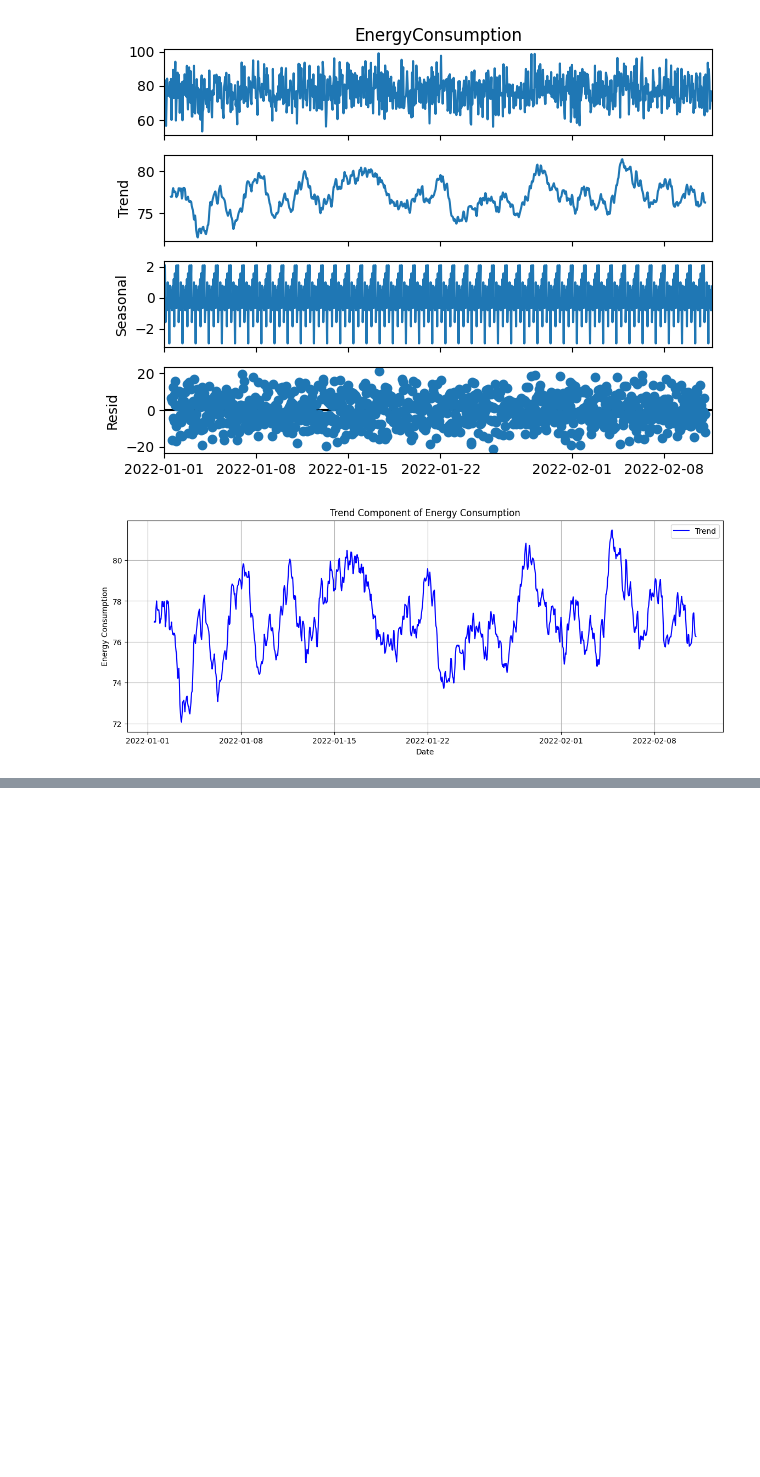
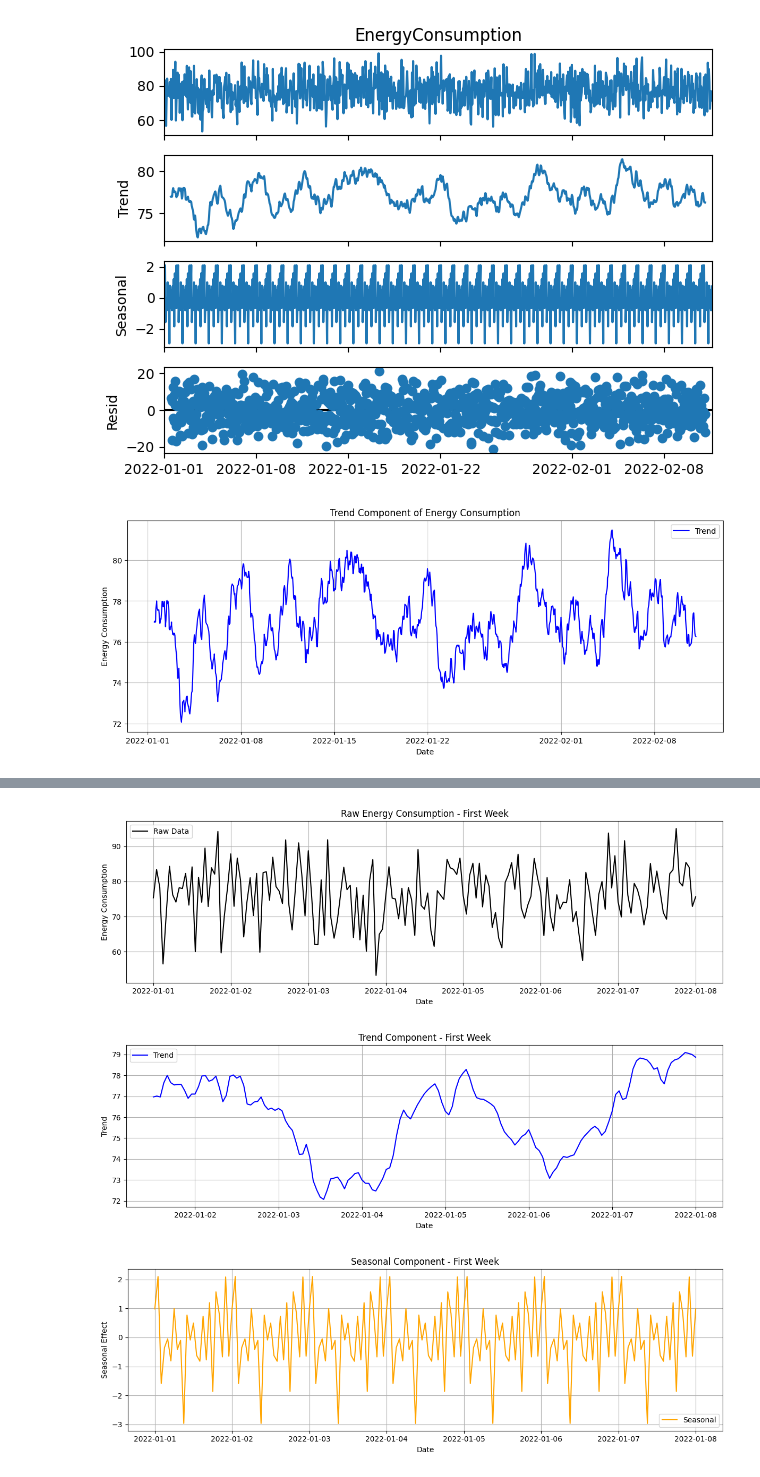
Before and after one commit to vijaivimu/TimeSeriesAnalysis, a Jupyter notebook: src/dataExploration.ipynb, the cells around one changed output, grey strips where cells are left out. Cells and saved outputs as stored; diff of their text form; code cells hidden in the pictures; blank space fills up the shorter version.

```diff
--- a/src/dataExploration.ipynb
+++ b/src/dataExploration.ipynb
@@ -368,0 +420,43 @@ plt.show()
+# %%
+import matplotlib.pyplot as plt
+
+# Define the time range: first 7 days
+start_date = df.index.min()
+end_date = start_date + pd.Timedelta(days=7)
+
+# Plot Raw Data
+plt.figure(figsize=(12, 4))
+plt.plot(df.loc[start_date:end_date, 'EnergyConsumption'], color='black', label='Raw Data')
+plt.title('Raw Energy Consumption - First Week')
+plt.xlabel('Date')
+plt.ylabel('Energy Consumption')
+plt.grid(True)
+plt.legend()
+plt.tight_layout()
+plt.show()
+
+# Plot Trend Component
+plt.figure(figsize=(12, 4))
+plt.plot(result.trend.loc[start_date:end_date], color='blue', label='Trend')
+plt.title('Trend Component - First Week')
+plt.xlabel('Date')
+plt.ylabel('Trend')
+plt.grid(True)
+plt.legend()
+plt.tight_layout()
+plt.show()
+
+# Plot Seasonal Component
+plt.figure(figsize=(12, 4))
+plt.plot(result.seasonal.loc[start_date:end_date], color='orange', label='Seasonal')
+plt.title('Seasonal Component - First Week')
+plt.xlabel('Date')
+plt.ylabel('Seasonal Effect')
+plt.grid(True)
+plt.legend()
+plt.tight_layout()
+plt.show()
+# %% [output]
+[figure, added]
+[figure, added]
+[figure, added]
```
Also changed, not shown: parts of 3 cells of this notebook.
